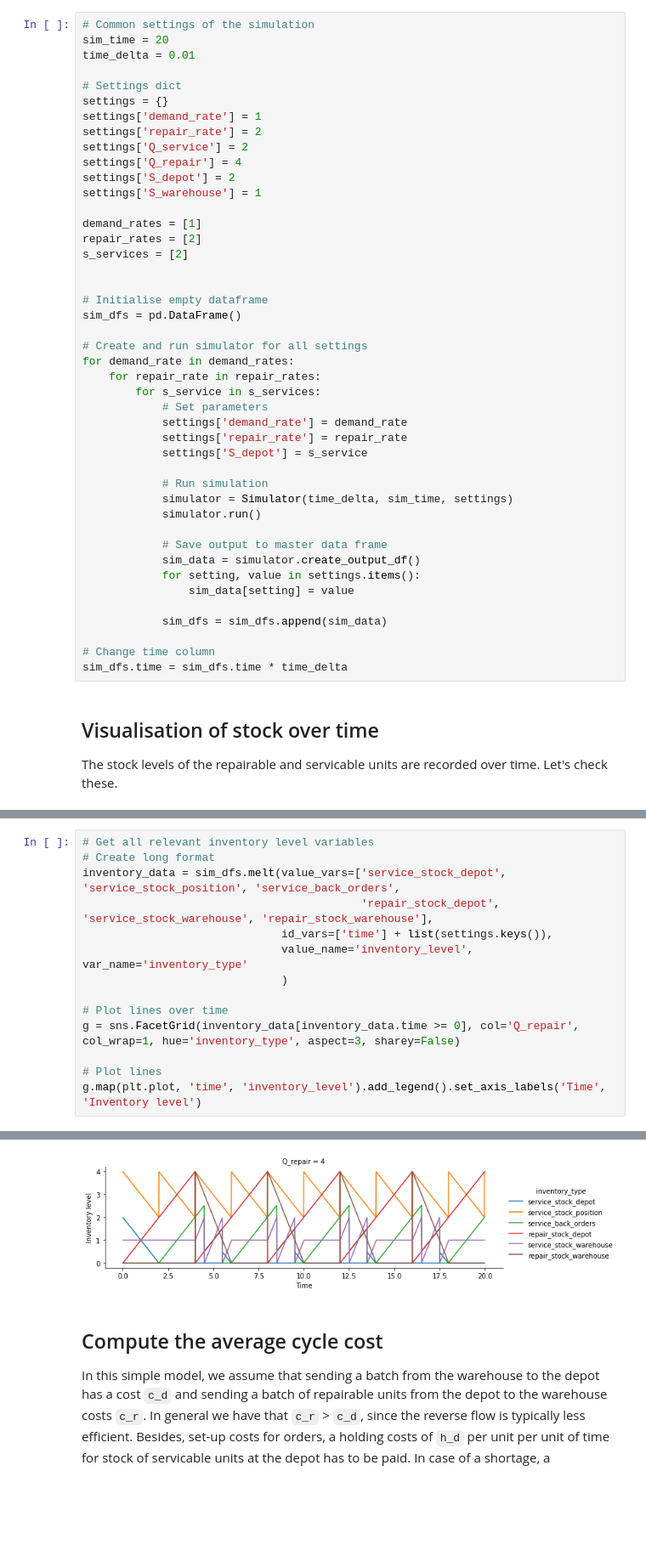
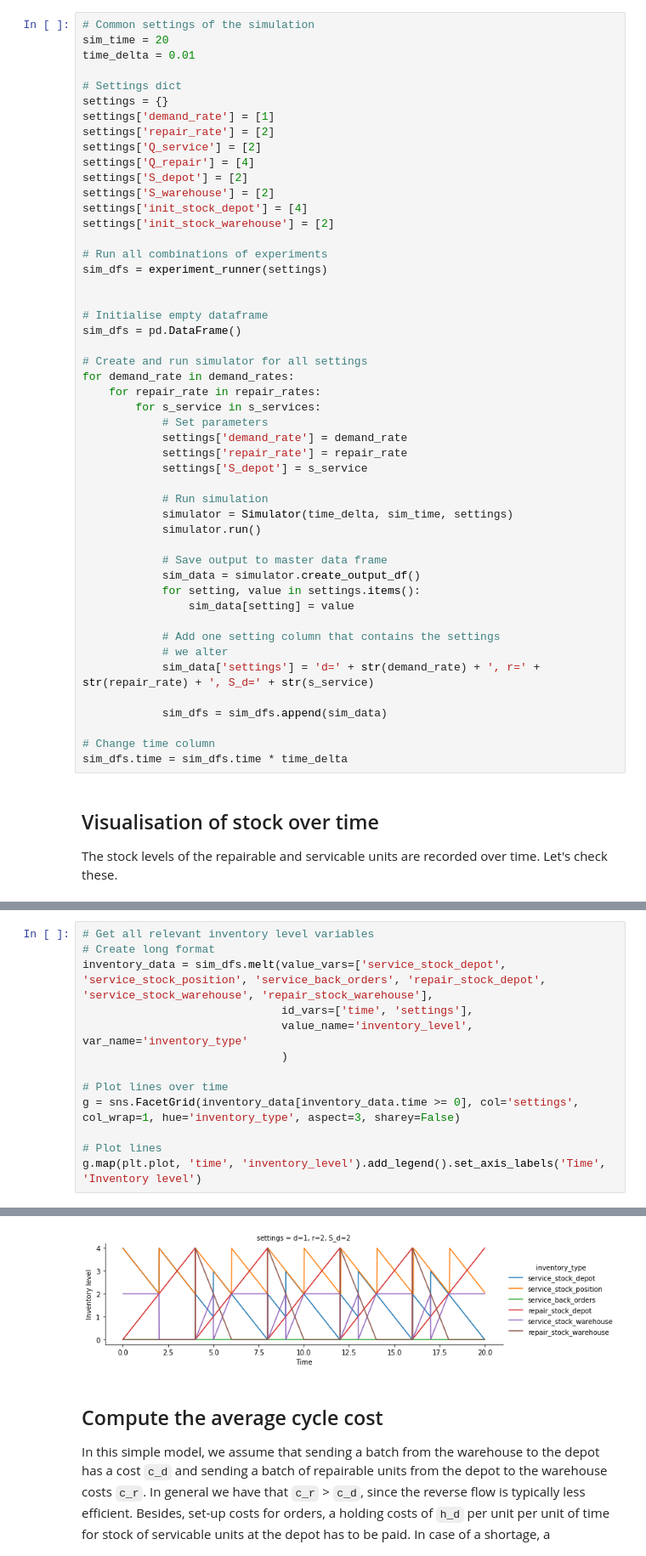
Before and after one commit to markkvdb/Simple-RL-Simulation, a Jupyter notebook: notebooks/First-Simulation-Try.ipynb, the cells around one changed output, grey strips where cells are left out. Shown at 85% size. Drawn from its saved outputs; the diff is of its cells as text; blank space fills up the shorter version.

```diff
--- a/notebooks/First-Simulation-Try.ipynb
+++ b/notebooks/First-Simulation-Try.ipynb
@@ -25,16 +26,17 @@ time_delta = 0.01
 
 # Settings dict
 settings = {}
-settings['demand_rate'] = 1
-settings['repair_rate'] = 2
-settings['Q_service'] = 2
-settings['Q_repair'] = 4
-settings['S_depot'] = 2
-settings['S_warehouse'] = 1
+settings['demand_rate'] = [1]
+settings['repair_rate'] = [2]
+settings['Q_service'] = [2]
+settings['Q_repair'] = [4]
+settings['S_depot'] = [2]
+settings['S_warehouse'] = [2]
+settings['init_stock_depot'] = [4]
+settings['init_stock_warehouse'] = [2]
 
-demand_rates = [1]
-repair_rates = [2]
-s_services = [2]
+# Run all combinations of experiments
+sim_dfs = experiment_runner(settings)
 
 
 # Initialise empty dataframe
@@ -58,6 +60,10 @@ for demand_rate in demand_rates:
             for setting, value in settings.items():
                 sim_data[setting] = value
 
+            # Add one setting column that contains the settings
+            # we alter
+            sim_data['settings'] = 'd=' + str(demand_rate) + ', r=' + str(repair_rate) + ', S_d=' + str(s_service)
+
             sim_dfs = sim_dfs.append(sim_data)
 
 # Change time column
@@ -85,20 +91,19 @@ plt.plot(sim_dfs['time'], sim_dfs['service_stock_depot'])
 # %%
 # Get all relevant inventory level variables
 # Create long format
-inventory_data = sim_dfs.melt(value_vars=['service_stock_depot', 'service_stock_position', 'service_back_orders',
-                                          'repair_stock_depot', 'service_stock_warehouse', 'repair_stock_warehouse'],
-                              id_vars=['time'] + list(settings.keys()),
+inventory_data = sim_dfs.melt(value_vars=['service_stock_depot', 'service_stock_position', 'service_back_orders', 'repair_stock_depot', 'service_stock_warehouse', 'repair_stock_warehouse'],
+                              id_vars=['time', 'settings'],
                               value_name='inventory_level', var_name='inventory_type'
                               )
 
 # Plot lines over time
-g = sns.FacetGrid(inventory_data[inventory_data.time >= 0], col='Q_repair', col_wrap=1, hue='inventory_type', aspect=3, sharey=False)
+g = sns.FacetGrid(inventory_data[inventory_data.time >= 0], col='settings', col_wrap=1, hue='inventory_type', aspect=3, sharey=False)
 
 # Plot lines
 g.map(plt.plot, 'time', 'inventory_level').add_legend().set_axis_labels('Time', 'Inventory level')
 # %% [output]
 <seaborn.axisgrid.FacetGrid at 0x...>
-[figure, old version]
+[figure, new version]
 # %% [markdown]
 ## Compute the average cycle cost
 
```
Also changed, not shown: parts of 4 cells of this notebook, 2 other files.
